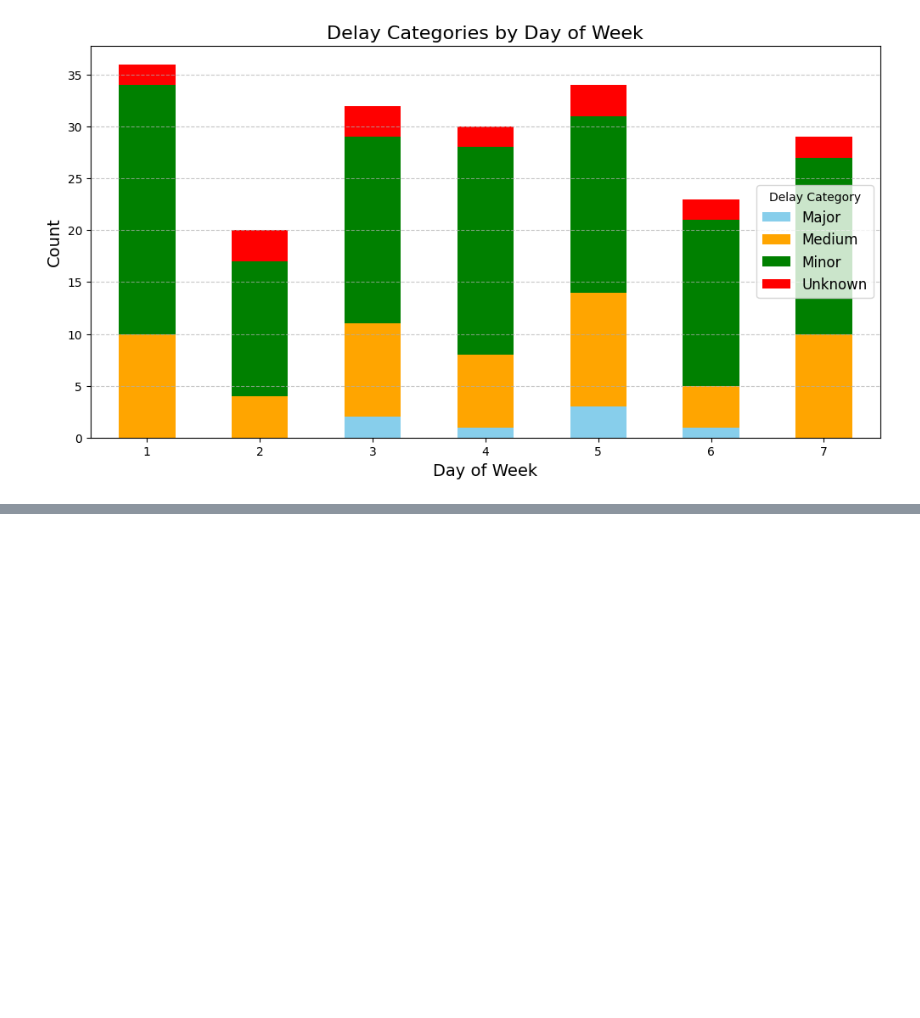
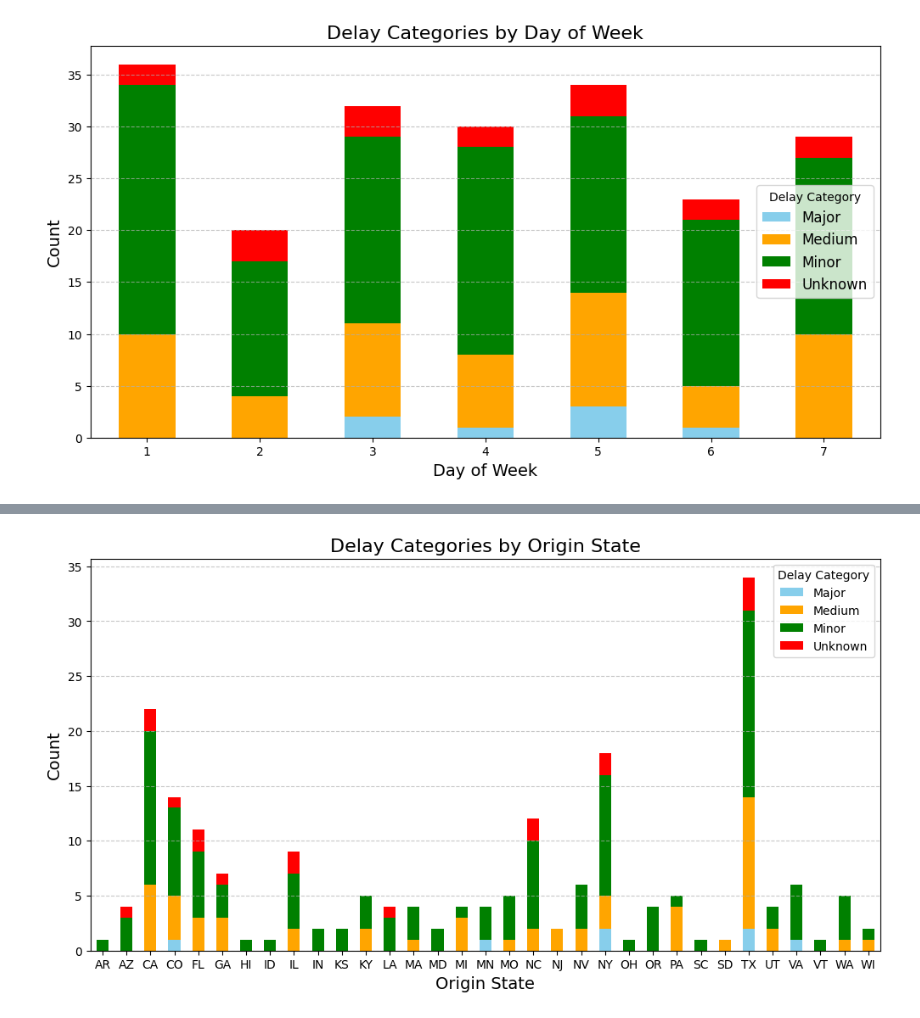
Before and after one commit to trevormgray/NN-Project, a Jupyter notebook: Flights.ipynb, the cells around one changed output, grey strips where cells are left out. Cells and saved outputs as stored; diff of their text form; code cells hidden in the pictures; blank space fills up the shorter version.

```diff
--- a/Flights.ipynb
+++ b/Flights.ipynb
@@ -284,0 +316,14 @@ plt.show()
+# %%
+# Create a graph that shows the distribution of delays by the Origin State
+delay_counts_by_origin_state = train_sample_filtered.groupby(['OriginState', 'DelayCategory']).size()
+# Create a histogram for the delay counts by Origin State
+delay_counts_by_origin_state.unstack().plot(kind='bar', stacked=True, figsize=(12, 6), color=['skyblue', 'orange', 'green', 'red'])
+plt.title('Delay Categories by Origin State', fontsize=16)
+plt.xlabel('Origin State', fontsize=14)
+plt.ylabel('Count', fontsize=14)
+plt.xticks(rotation=0)
+plt.legend(title='Delay Category', fontsize=10)
+plt.grid(axis='y', linestyle='--', alpha=0.7)
+plt.show()
+# %% [output]
+[figure, added]
```
Also changed, not shown: parts of 10 cells of this notebook.
